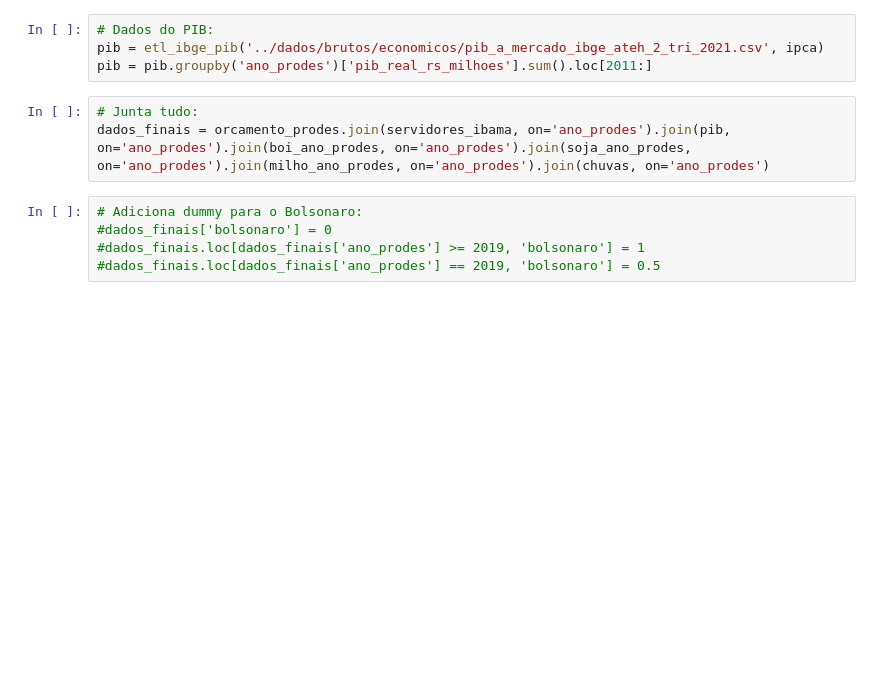
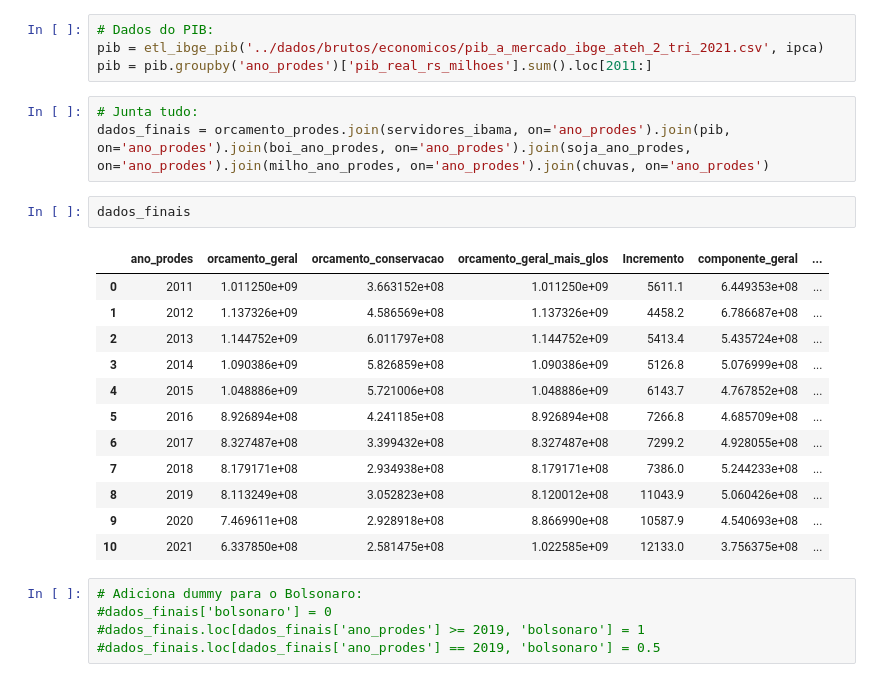
Before and after one commit to gabinete-compartilhado-acredito/desmatamento, a Jupyter notebook: analises/modelo_multivariado_desmatamento.ipynb, the cells around one changed output. Cells and saved outputs as stored; diff of their text form; blank space fills up the shorter version.

```diff
--- a/analises/modelo_multivariado_desmatamento.ipynb
+++ b/analises/modelo_multivariado_desmatamento.ipynb
@@ -188,6 +188,21 @@ pib = pib.groupby('ano_prodes')['pib_real_rs_milhoes'].sum().loc[2011:]
 # %%
 # Junta tudo:
 dados_finais = orcamento_prodes.join(servidores_ibama, on='ano_prodes').join(pib, on='ano_prodes').join(boi_ano_prodes, on='ano_prodes').join(soja_ano_prodes, on='ano_prodes').join(milho_ano_prodes, on='ano_prodes').join(chuvas, on='ano_prodes')
+# %%
+dados_finais
+# %% [output]
+|  | ano_prodes | orcamento_geral | orcamento_conservacao | orcamento_geral_mais_glos | Incremento | componente_geral | ... |
+| 0 | 2011 | 1.011250e+09 | 3.663152e+08 | 1.011250e+09 | 5611.1 | 6.449353e+08 | ... |
+| 1 | 2012 | 1.137326e+09 | 4.586569e+08 | 1.137326e+09 | 4458.2 | 6.786687e+08 | ... |
+| 2 | 2013 | 1.144752e+09 | 6.011797e+08 | 1.144752e+09 | 5413.4 | 5.435724e+08 | ... |
+| 3 | 2014 | 1.090386e+09 | 5.826859e+08 | 1.090386e+09 | 5126.8 | 5.076999e+08 | ... |
+| 4 | 2015 | 1.048886e+09 | 5.721006e+08 | 1.048886e+09 | 6143.7 | 4.767852e+08 | ... |
+| 5 | 2016 | 8.926894e+08 | 4.241185e+08 | 8.926894e+08 | 7266.8 | 4.685709e+08 | ... |
+| 6 | 2017 | 8.327487e+08 | 3.399432e+08 | 8.327487e+08 | 7299.2 | 4.928055e+08 | ... |
+| 7 | 2018 | 8.179171e+08 | 2.934938e+08 | 8.179171e+08 | 7386.0 | 5.244233e+08 | ... |
+| 8 | 2019 | 8.113249e+08 | 3.052823e+08 | 8.120012e+08 | 11043.9 | 5.060426e+08 | ... |
+| 9 | 2020 | 7.469611e+08 | 2.928918e+08 | 8.866990e+08 | 10587.9 | 4.540693e+08 | ... |
+| 10 | 2021 | 6.337850e+08 | 2.581475e+08 | 1.022585e+09 | 12133.0 | 3.756375e+08 | ... |
 # %%
 # Adiciona dummy para o Bolsonaro:
 #dados_finais['bolsonaro'] = 0
```
Also changed, not shown: parts of 5 cells of this notebook, 1 other file.
